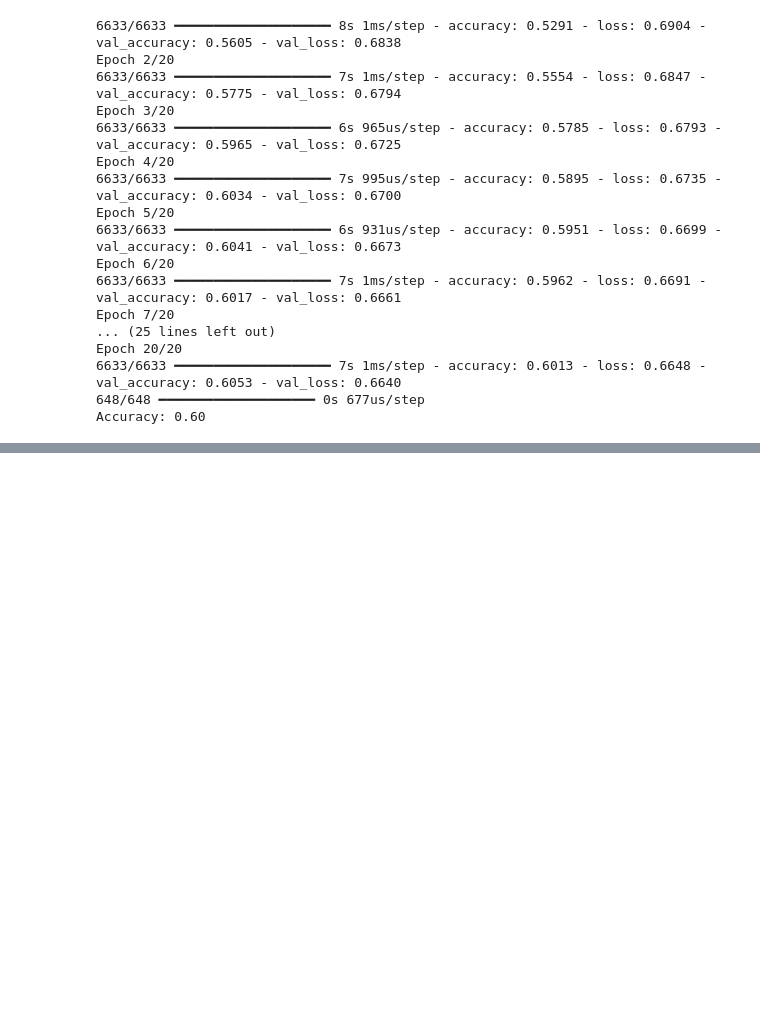
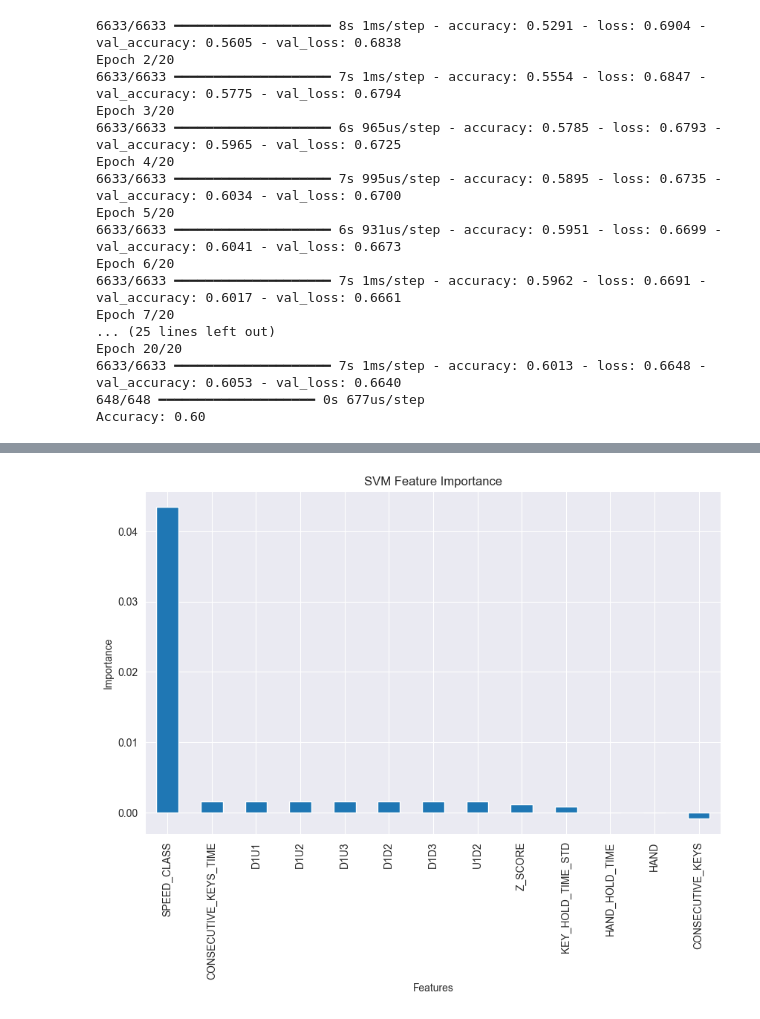
Before and after one commit to lacekaa/erkd, a Jupyter notebook: gender_prediction.ipynb, the cells around one changed output, grey strips where cells are left out. Cells and saved outputs as stored; diff of their text form; code cells hidden in the pictures; blank space fills up the shorter version.

Commit message:
gender and age additional methods
most likely overfitting

```diff
--- a/gender_prediction.ipynb
+++ b/gender_prediction.ipynb
@@ -692,7 +699,7 @@ import matplotlib.pyplot as plt
 
 def visualize_feature_importance(csv_path):
     # Step 1: Read the CSV file
-    df = pd.read_csv(csv_path)
+    df = pd.read_csv(csv_path, low_memory=False)
 
     # Step 2: Preprocess data
     # Drop rows with missing values
@@ -703,11 +710,12 @@ def visualize_feature_importance(csv_path):
     df['GENDER'] = label_encoder.fit_transform(df['GENDER'])
 
     # Select specified features and target
+    # 'D1U1_MEAN',
+    #     'D1U2_MEAN',
+    #     'D1U3_MEAN', 'D1D2_MEAN', 'D1D3_MEAN', 'U1D2', 'U1D2_MEAN',
     features = [
-        'ERROR_RATE', 'AVG_WPM_15', 'AVG_IKI', 'ECPC', 'KSPC', 'ROR', 'D1U1', 'D1U2', 'D1U3', 'D1D2', 'D1D3',
-        'D1U1_MEAN',
-        'D1U2_MEAN',
-        'D1U3_MEAN', 'D1D2_MEAN', 'D1D3_MEAN', 'U1D2', 'U1D2_MEAN', 'Z_SCORE'
+        'AVG_WPM_15', 'AVG_IKI', 'ECPC', 'KSPC', 'ROR', 'D1U1', 'D1U2', 'D1U3', 'D1D2', 'D1D3',
+        'Z_SCORE'
     ]
     X = df[features]
     y = df['GENDER']
@@ -736,6 +744,6 @@ def visualize_feature_importance(csv_path):
 
 
 # Example usage:
-csv_path = 'demo_keystroke.csv'  # Path to the CSV file
+csv_path = 'demographics_csv/demo_keystroke.csv'  # Path to the CSV file
 visualize_feature_importance(csv_path)
 # %% [output]
@@ -751,8 +759,8 @@ from tensorflow.keras.layers import Dense
 from tensorflow.keras.utils import to_categorical
 from sklearn.metrics import accuracy_score
 
-# Step 1: Read the CSV file
-df = pd.read_csv('demographics_csv/male_female_balanced.csv')
+# Step 1: Read the CSV file with dtype specification
+df = pd.read_csv('demographics_csv/male_female_balanced.csv', low_memory=False)
 
 # Step 2: Preprocess data
 # Drop rows with missing values
@@ -764,7 +772,8 @@ df['GENDER'] = label_encoder.fit_transform(df['GENDER'])
 
 # Select specified features and target
 features = [
-    'D1U1', 'D1U2', 'D1U3', 'D1D2', 'D1D3', 'Z_SCORE', 'U1D2', 'SPEED_CLASS', 'HAND_HOLD_TIME', 'KEY_HOLD_TIME_STD', 'HAND'
+    'D1U1', 'D1U2', 'D1U3', 'D1D2', 'D1D3', 'Z_SCORE', 'U1D2', 'SPEED_CLASS', 'HAND_HOLD_TIME', 'KEY_HOLD_TIME_STD',
+    'HAND'
 ]
 X = df[features]
 y = df['GENDER']
@@ -818,0 +830,63 @@ Accuracy: 0.60
+# %%
+import pandas as pd
+from sklearn.model_selection import train_test_split
+from sklearn.preprocessing import LabelEncoder, StandardScaler
+from sklearn.svm import SVC
+from sklearn.ensemble import RandomForestClassifier
+from sklearn.metrics import accuracy_score, confusion_matrix, ConfusionMatrixDisplay
+from sklearn.inspection import permutation_importance
+import matplotlib.pyplot as plt
+import seaborn as sns
+
+
+def train_svm_model(csv_path):
+    # Read the CSV file
+    df = pd.read_csv(csv_path, low_memory=False)
+
+    # Preprocess data
+    df = df.dropna()
+    label_encoder = LabelEncoder()
+    df['GENDER'] = label_encoder.fit_transform(df['GENDER'])
+    features = ['D1U1', 'D1U2', 'D1U3', 'D1D2', 'D1D3', 'SPEED_CLASS', 'HAND_HOLD_TIME', 'KEY_HOLD_TIME_STD', 'HAND',
+                'Z_SCORE', 'U1D2', 'CONSECUTIVE_KEYS', 'CONSECUTIVE_KEYS_TIME']
+    X = df[features]
+    y = df['GENDER']
+    scaler = StandardScaler()
+    X = scaler.fit_transform(X)
+
+    # Split data into training and testing sets
+    X_train, X_test, y_train, y_test = train_test_split(X, y, test_size=0.2, random_state=42)
+
+    # Train SVM model
+    svm_model = SVC()
+    svm_model.fit(X_train, y_train)
+
+    # Evaluate SVM model
+    y_pred_svm = svm_model.predict(X_test)
+    accuracy_svm = accuracy_score(y_test, y_pred_svm)
+    print(f'SVM Accuracy: {accuracy_svm:.2f}')
+
+    # Display feature importance using permutation importance
+    result = permutation_importance(svm_model, X_test, y_test, n_repeats=10, random_state=42, n_jobs=2)
+    importance = result.importances_mean
+    feature_importance = pd.Series(importance, index=features)
+    feature_importance.sort_values(ascending=False, inplace=True)
+
+    plt.figure(figsize=(10, 6))
+    feature_importance.plot(kind='bar')
+    plt.title('SVM Feature Importance')
+    plt.xlabel('Features')
+    plt.ylabel('Importance')
+    plt.show()
+
+    # Display confusion matrix
+    cm = confusion_matrix(y_test, y_pred_svm)
+    disp = ConfusionMatrixDisplay(confusion_matrix=cm, display_labels=label_encoder.classes_)
+    disp.plot(cmap=plt.cm.Blues)
+    plt.title('SVM Confusion Matrix')
+    plt.show()
+
+
+csv_path = 'demographics_csv/male_female_balanced.csv'  # Replace with your actual CSV path
+train_svm_model(csv_path)
+# %% [output]
@@ -818,0 +894 @@ Accuracy: 0.60
+[figure, added]
```
Also changed, not shown: parts of 14 cells of this notebook, 1 other file.
